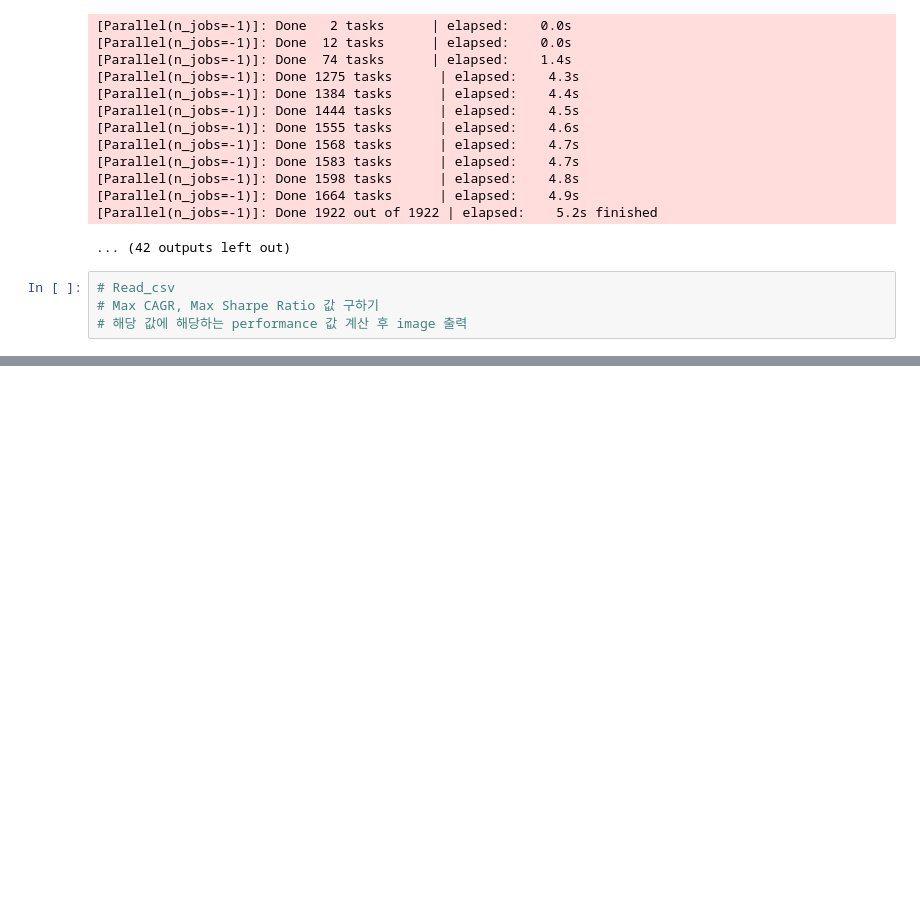
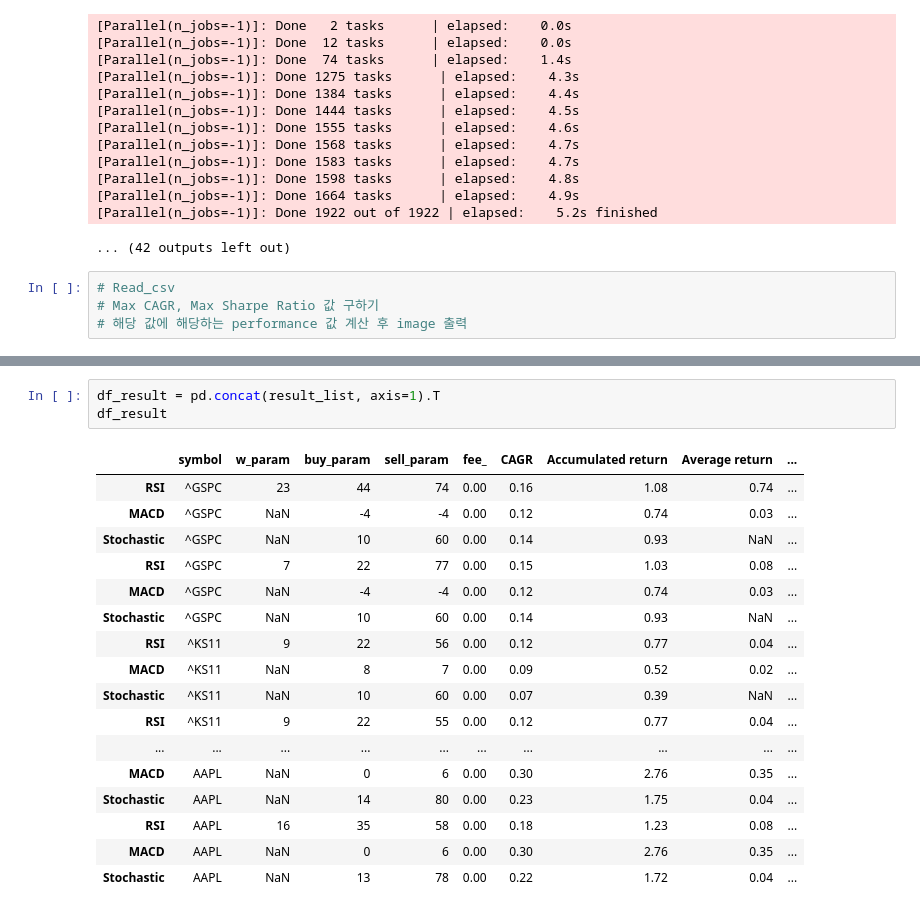
Before and after one commit to Blueraint/algorithm_trading_basic, a Jupyter notebook: Week10_Final_Report01_2025523503.ipynb, the cells around one changed output, grey strips where cells are left out. Cells and saved outputs as stored; diff of their text form; blank space fills up the shorter version.

```diff
--- a/Week10_Final_Report01_2025523503.ipynb
+++ b/Week10_Final_Report01_2025523503.ipynb
@@ -615,0 +686,21 @@ for symbol in symbol_list :
+# %%
+df_result = pd.concat(result_list, axis=1).T
+df_result
+# %% [output]
+|  | symbol | w_param | buy_param | sell_param | fee_ | CAGR | Accumulated return | Average return | ... |
+| RSI | ^GSPC | 23 | 44 | 74 | 0.00 | 0.16 | 1.08 | 0.74 | ... |
+| MACD | ^GSPC | NaN | -4 | -4 | 0.00 | 0.12 | 0.74 | 0.03 | ... |
+| Stochastic | ^GSPC | NaN | 10 | 60 | 0.00 | 0.14 | 0.93 | NaN | ... |
+| RSI | ^GSPC | 7 | 22 | 77 | 0.00 | 0.15 | 1.03 | 0.08 | ... |
+| MACD | ^GSPC | NaN | -4 | -4 | 0.00 | 0.12 | 0.74 | 0.03 | ... |
+| Stochastic | ^GSPC | NaN | 10 | 60 | 0.00 | 0.14 | 0.93 | NaN | ... |
+| RSI | ^KS11 | 9 | 22 | 56 | 0.00 | 0.12 | 0.77 | 0.04 | ... |
+| MACD | ^KS11 | NaN | 8 | 7 | 0.00 | 0.09 | 0.52 | 0.02 | ... |
+| Stochastic | ^KS11 | NaN | 10 | 60 | 0.00 | 0.07 | 0.39 | NaN | ... |
+| RSI | ^KS11 | 9 | 22 | 55 | 0.00 | 0.12 | 0.77 | 0.04 | ... |
+| ... | ... | ... | ... | ... | ... | ... | ... | ... | ... |
+| MACD | AAPL | NaN | 0 | 6 | 0.00 | 0.30 | 2.76 | 0.35 | ... |
+| Stochastic | AAPL | NaN | 14 | 80 | 0.00 | 0.23 | 1.75 | 0.04 | ... |
+| RSI | AAPL | 16 | 35 | 58 | 0.00 | 0.18 | 1.23 | 0.08 | ... |
+| MACD | AAPL | NaN | 0 | 6 | 0.00 | 0.30 | 2.76 | 0.35 | ... |
+| Stochastic | AAPL | NaN | 13 | 78 | 0.00 | 0.22 | 1.72 | 0.04 | ... |
```
Also changed, not shown: parts of 7 cells of this notebook.
